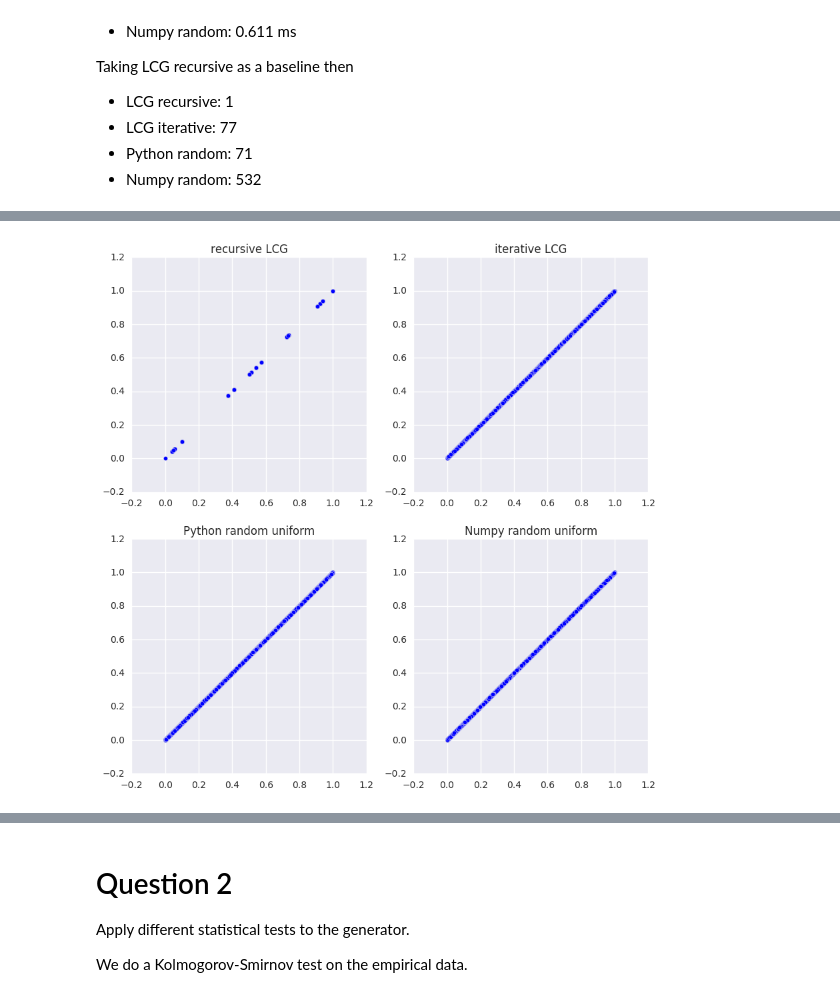
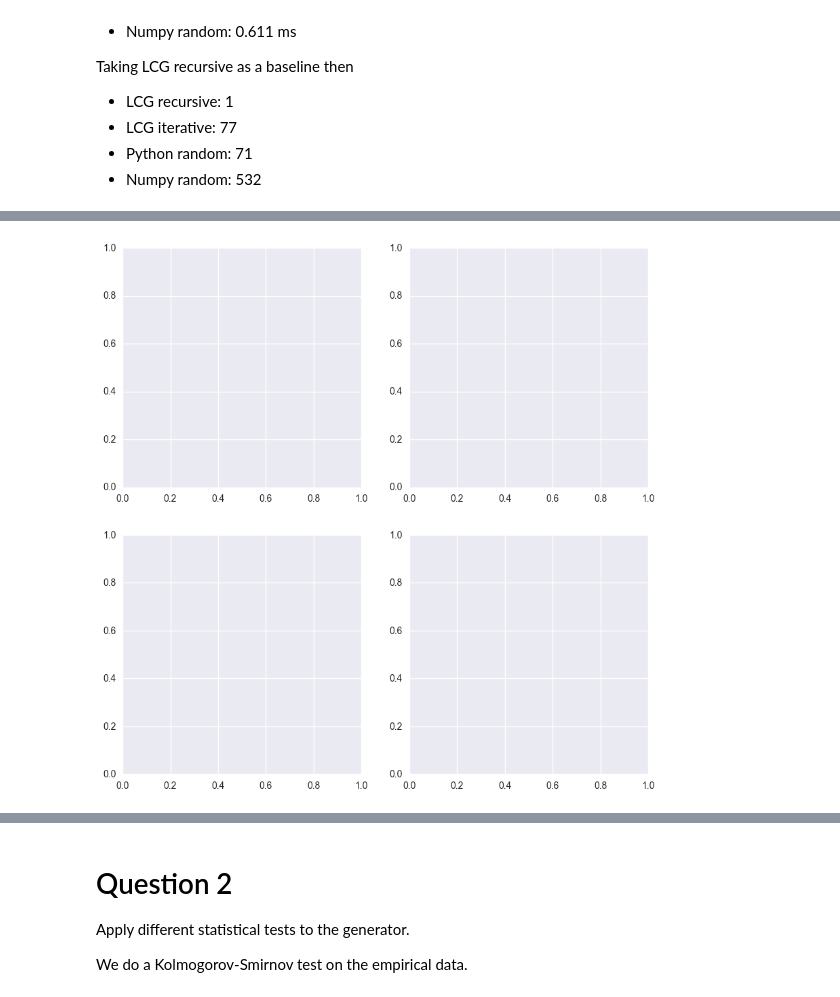
Before and after one commit to wohlert/mcmc-denoising, a Jupyter notebook: Exercise 1.ipynb, the cells around one changed output, grey strips where cells are left out. Cells and saved outputs as stored; diff of their text form; code cells hidden in the pictures.

```diff
--- a/Exercise 1.ipynb
+++ b/Exercise 1.ipynb
@@ -72,29 +62,29 @@ Wall time: 550 µs
 # %%
 import matplotlib.pyplot as plt
 %matplotlib inline
 import seaborn as sns
 from itertools import islice
 
 f, axarr = plt.subplots(2, 2, figsize=(10, 10))
 r = np.linspace(0, 1, 10000)
 
-axarr[0, 0].scatter(x_r, x_r)
-axarr[0, 0].set_title("recursive LCG")
+#axarr[0, 0].scatter(x_r, x_r)
+#axarr[0, 0].set_title("recursive LCG")
 
 x = list(islice(lcg(0, 135412, 5121, 1712289), 10000))
 
-axarr[0, 1].scatter(x, x)
-axarr[0, 1].set_title("iterative LCG")
+#axarr[0, 1].scatter(x, x)
+#axarr[0, 1].set_title("iterative LCG")
 
-axarr[1, 0].scatter(x_p, x_p)
-axarr[1, 0].set_title("Python random uniform")
+#axarr[1, 0].scatter(x_p, x_p)
+#axarr[1, 0].set_title("Python random uniform")
 
-axarr[1, 1].scatter(x_n, x_n)
-axarr[1, 1].set_title("Numpy random uniform")
+#axarr[1, 1].scatter(x_n, x_n)
+#axarr[1, 1].set_title("Numpy random uniform")
 
 plt.show()
 # %% [output]
-[figure, old version]
+[figure, new version]
 # %%
 def left_shift(x):
     return [0] + x[:-1]
```
Also changed, not shown: parts of 16 cells of this notebook, 4 other files.
